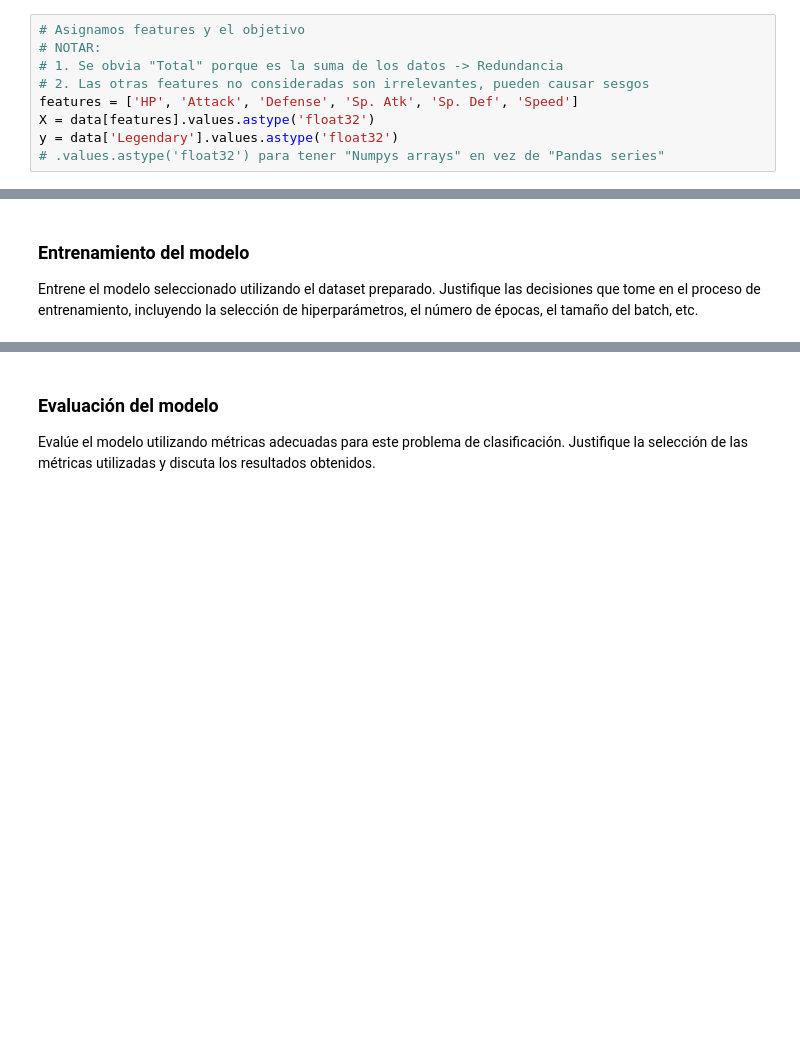
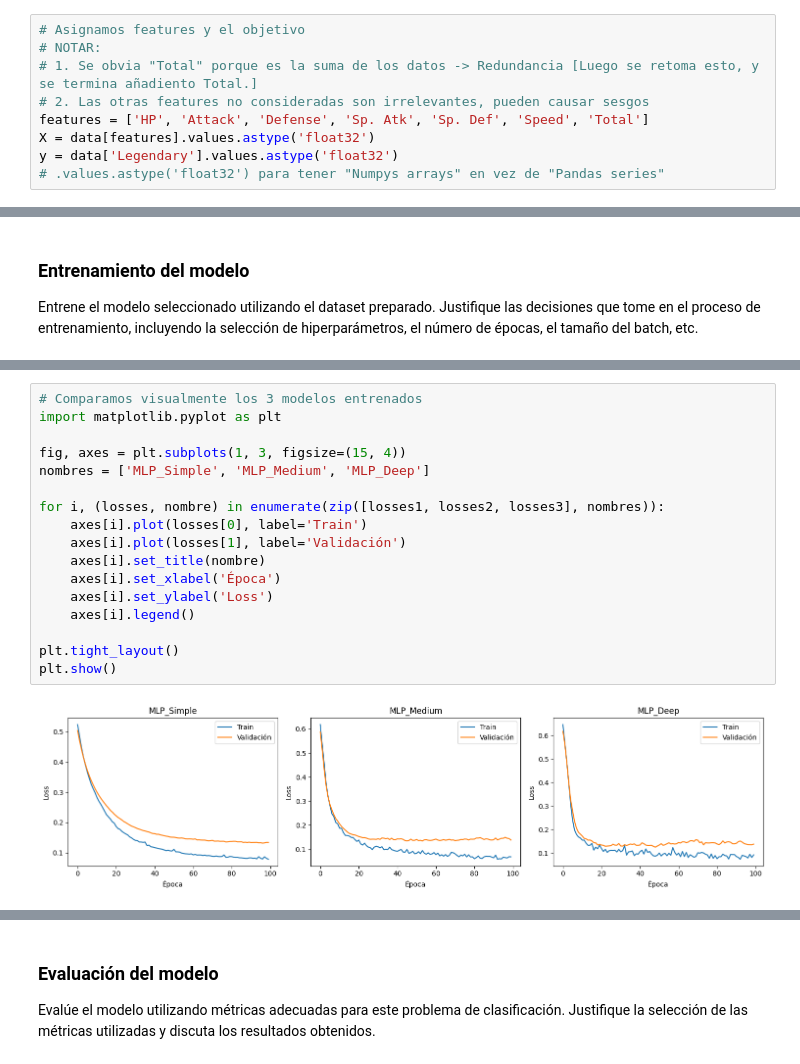
Before and after one commit to shyupss/tareann-2026, a Jupyter notebook: tarea1.ipynb, the cells around one changed output, grey strips where cells are left out. Cells and saved outputs as stored; diff of their text form; blank space fills up the shorter version.

Commit message:
evaluacion del modelo

```diff
--- a/tarea1.ipynb
+++ b/tarea1.ipynb
@@ -82,9 +76,9 @@ Realice una preparación del dataset según lo que considere necesario para el e
 # %%
 # Asignamos features y el objetivo
 # NOTAR:
-# 1. Se obvia "Total" porque es la suma de los datos -> Redundancia
+# 1. Se obvia "Total" porque es la suma de los datos -> Redundancia [Luego se retoma esto, y se termina añadiento Total.]
 # 2. Las otras features no consideradas son irrelevantes, pueden causar sesgos
-features = ['HP', 'Attack', 'Defense', 'Sp. Atk', 'Sp. Def', 'Speed']
+features = ['HP', 'Attack', 'Defense', 'Sp. Atk', 'Sp. Def', 'Speed', 'Total']
 X = data[features].values.astype('float32')
 y = data['Legendary'].values.astype('float32')
 # .values.astype('float32') para tener "Numpys arrays" en vez de "Pandas series"
@@ -161,0 +197,19 @@ Entrene el modelo seleccionado utilizando el dataset preparado. Justifique las d
+# %%
+# Comparamos visualmente los 3 modelos entrenados
+import matplotlib.pyplot as plt
+
+fig, axes = plt.subplots(1, 3, figsize=(15, 4))
+nombres = ['MLP_Simple', 'MLP_Medium', 'MLP_Deep']
+
+for i, (losses, nombre) in enumerate(zip([losses1, losses2, losses3], nombres)):
+    axes[i].plot(losses[0], label='Train')
+    axes[i].plot(losses[1], label='Validación')
+    axes[i].set_title(nombre)
+    axes[i].set_xlabel('Época')
+    axes[i].set_ylabel('Loss')
+    axes[i].legend()
+
+plt.tight_layout()
+plt.show()
+# %% [output]
+[figure, added]
```
Also changed, not shown: parts of 9 cells of this notebook, 4 other files.
